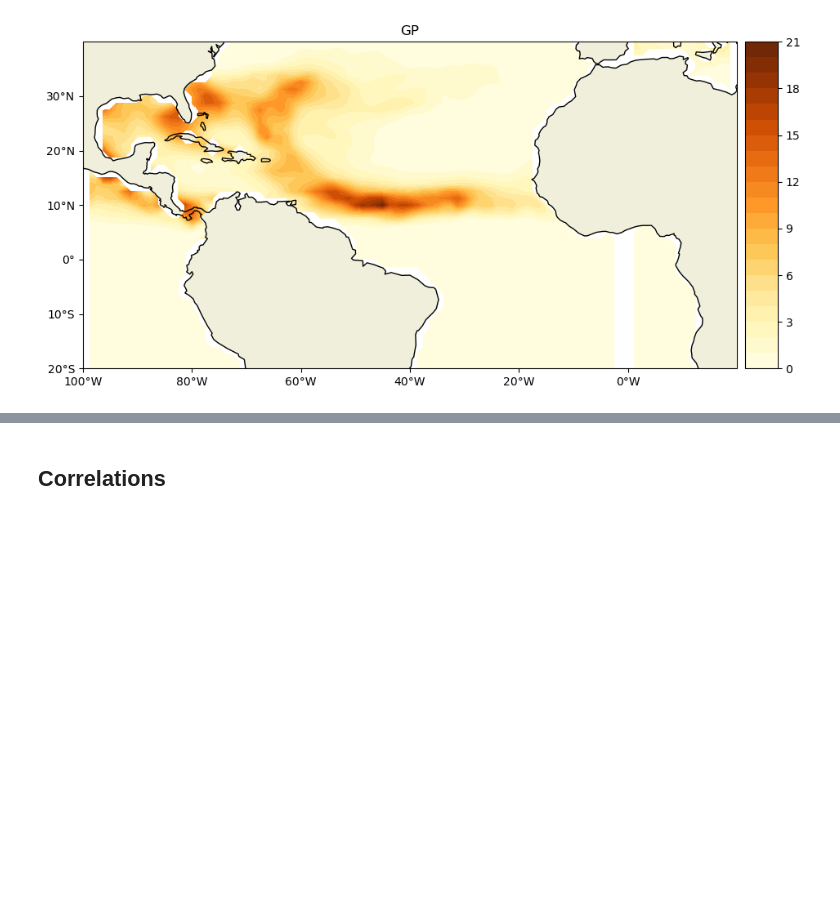
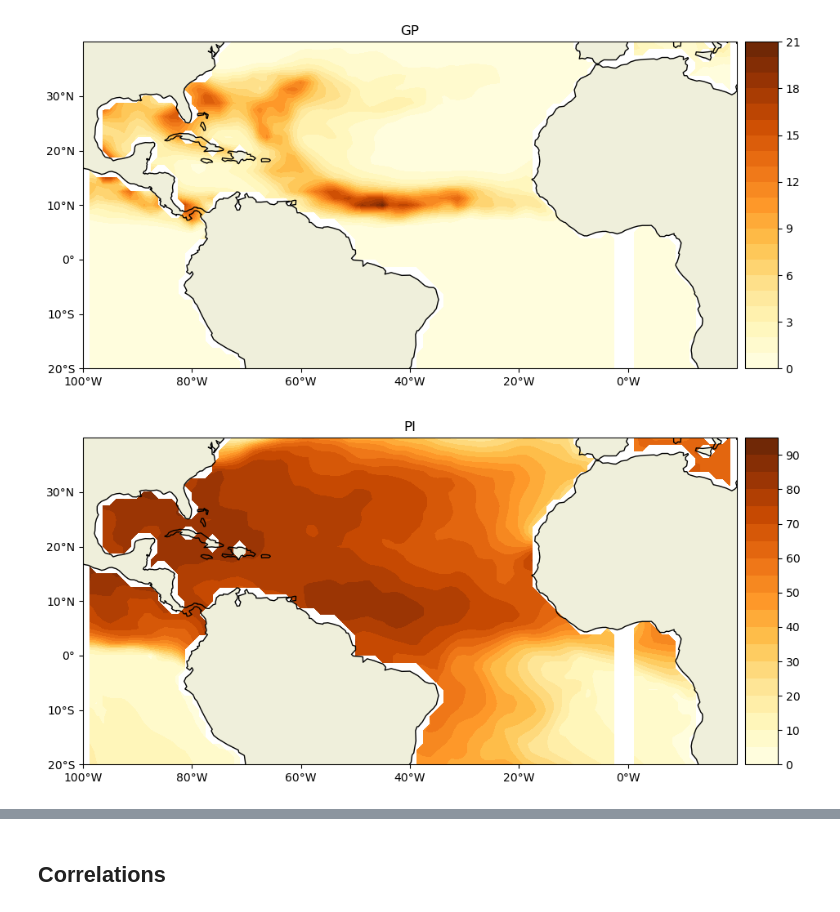
Before and after one commit to allan3prez/ATLN_HG, a Jupyter notebook: AN_GP_analysis.ipynb, the cells around one changed output, grey strips where cells are left out. Cells and saved outputs as stored; diff of their text form; code cells hidden in the pictures; blank space fills up the shorter version.

```diff
--- a/AN_GP_analysis.ipynb
+++ b/AN_GP_analysis.ipynb
@@ -57,3 +162,8 @@ def AN_map(ds_to_plt, bounds, name):
 GP = xr.load_dataset('Data/GP_results.nc')
 PI = xr.load_dataset('Data/PI_results.nc')
 AN = xr.load_dataset('Data/AN_Index_results.nc')
+# %%
+# shift -1.25 to 358.75
+lons = np.arange(0., 360, 1.25)
+GP = GP.assign_coords(longitude=lons).shift(longitude=-1)
+PI = PI.assign_coords(longitude=lons).shift(longitude=-1)
@@ -116,2 +233,6 @@ AN_map(GP.GP[8], box, 'GP')
 # %% [output]
 [figure]
+# %%
+AN_map(PI.VMAX[8], box, 'PI')
+# %% [output]
+[figure, added]
```
Also changed, not shown: parts of 15 cells of this notebook, 2 other files.
